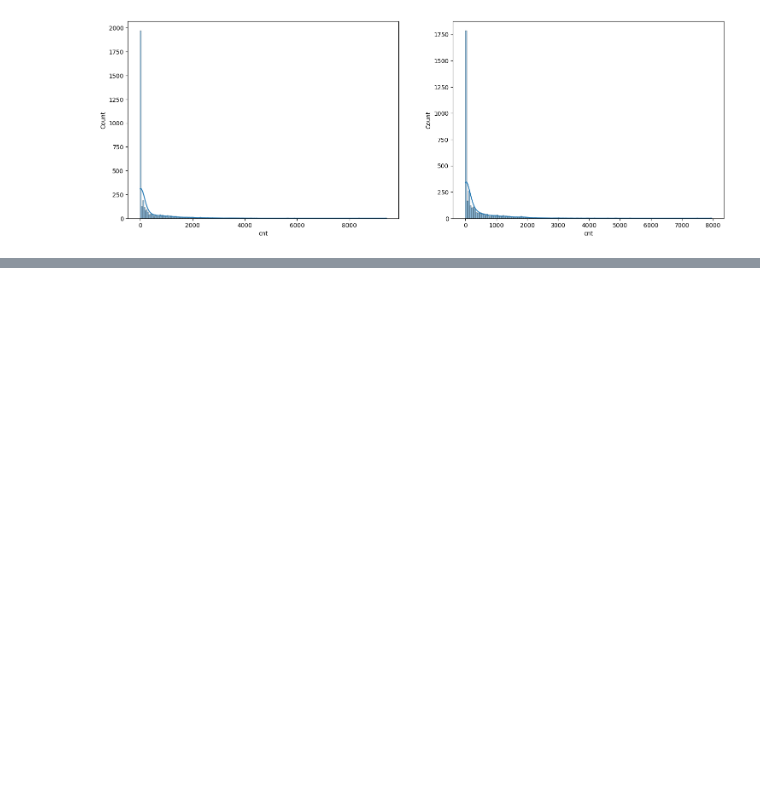
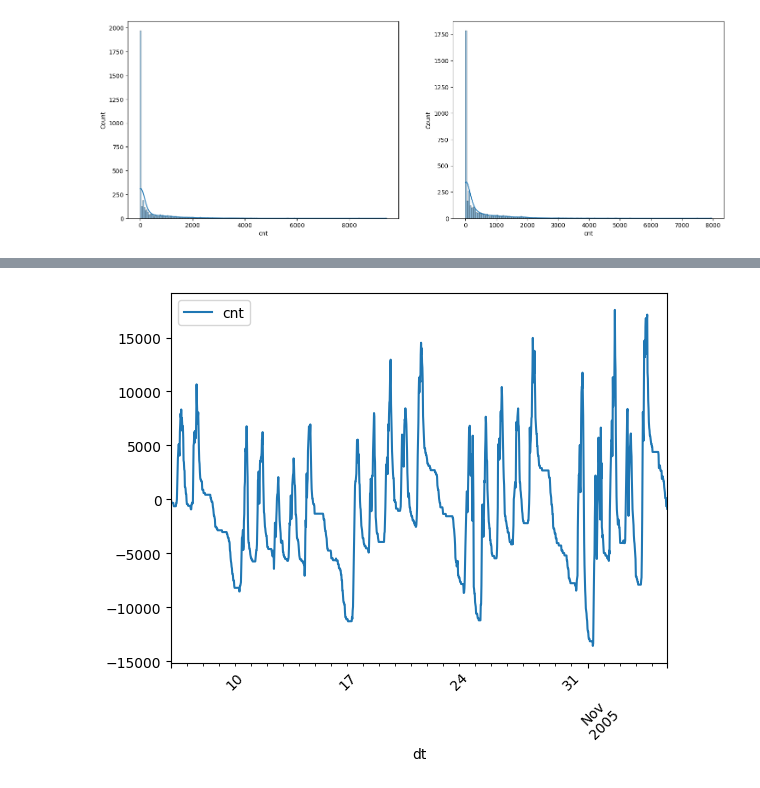
Before and after one commit to daniildiveev/ml-course-shad, a Jupyter notebook: 7th_homework/timeseries-homework.ipynb, the cells around one changed output, grey strips where cells are left out. Saved outputs shown, nothing was run; the diff lists cells and outputs as text; code cells hidden in the pictures; blank space fills up the shorter version.

```diff
--- a/7th_homework/timeseries-homework.ipynb
+++ b/7th_homework/timeseries-homework.ipynb
@@ -184,0 +129,20 @@ counters_test_in
+# %%
+counters_test['dt'] = counters_test.dt.apply(pd.to_datetime)
+counters_test_in = counters_test[counters_test.direction == 'in'][['dt', 'cnt']]
+counters_test_out = counters_test[counters_test.direction == 'out'][['dt', 'cnt']]
+counters_test_in = counters_test_in.set_index('dt')
+counters_test_out = counters_test_out.set_index('dt')
+# %%
+counters_test_in['cumulative_flow'] = accumulate_flow(counters_test_in.cnt)
+counters_test_out['cumulative_flow'] = accumulate_flow(counters_test_out.cnt)
+# %%
+counters_test = pd.DataFrame(columns=['dt', 'cnt'])
+
+counters_test['dt'] = counters_test_in.index
+counters_test['cnt'] = counters_test_in.cumulative_flow.values - counters_test_out.cumulative_flow.values
+
+counters_test = counters_test.set_index('dt')
+# %%
+counters_test.plot(rot=45);
+# %% [output]
+[figure, added]
```
Also changed, not shown: parts of 45 cells of this notebook.
